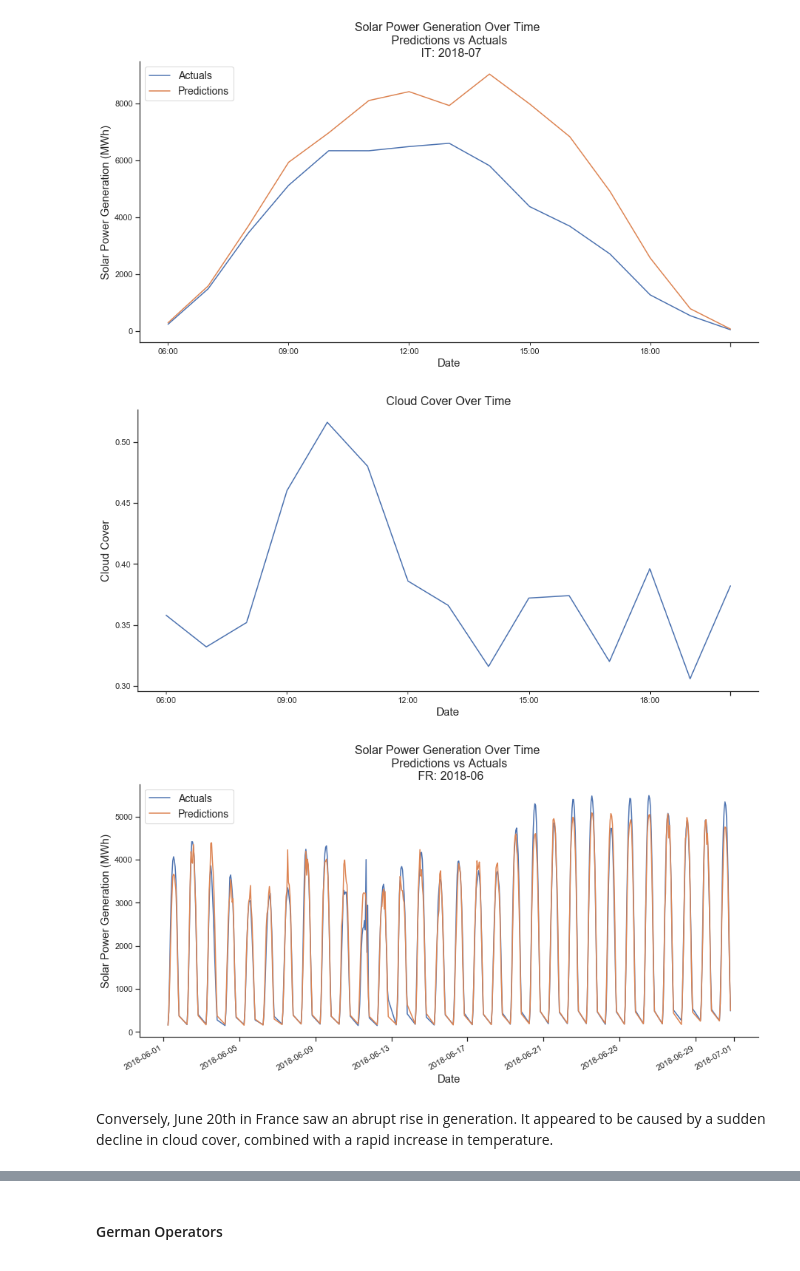
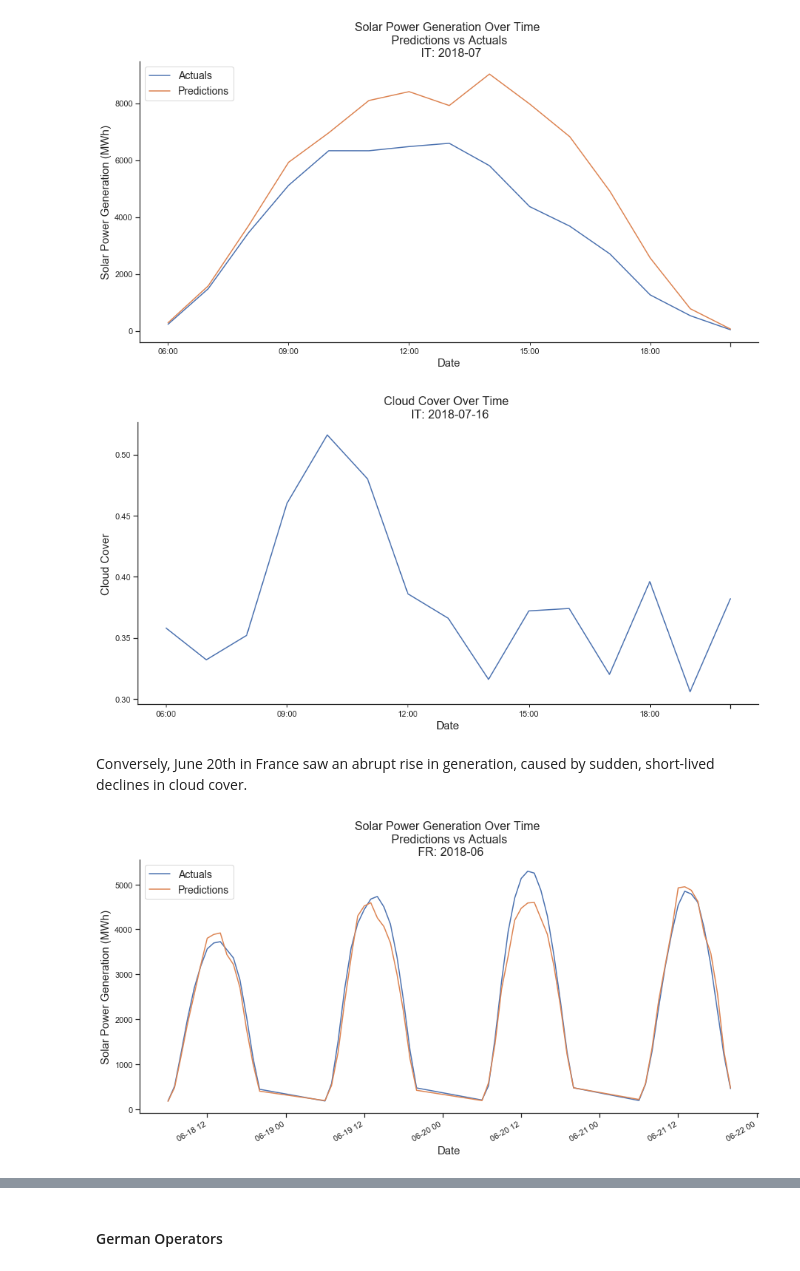
Before and after one commit to inayatkhosla/predicting-solar, a Jupyter notebook: Modeling.ipynb, the cells around one changed output, grey strips where cells are left out. Drawn from its saved outputs; the diff is of its cells as text; code cells hidden in the pictures.

Commit message:
cleaned up results

```diff
--- a/Modeling.ipynb
+++ b/Modeling.ipynb
@@ -577,18 +579,18 @@ e.plot_results(ev, model, '2018-07-16', '2018-07-16')
 # %%
 e.get_means(data, 'IT', '2018-07-16', '2018-07-16', clouds).plot()
 plt.ticklabel_format(style='plain', axis='y')
-plt.title('Cloud Cover Over Time')
+plt.title('Cloud Cover Over Time \n IT: 2018-07-16')
 plt.xlabel('Date')
 plt.ylabel('Cloud Cover')
 sns.despine()
 # %% [output]
-[figure, old version]
+[figure, new version]
+# %% [markdown]
+Conversely, June 20th in France saw an abrupt rise in generation, caused by sudden, short-lived declines in cloud cover.
 # %%
 operator = 'FR'
 model = 'e_rxn'
 ev = e.get_error_percentages(valpreds, operator, model)
-e.plot_results(ev, model, '2018-06-01', '2018-06-30')
+e.plot_results(ev, model, '2018-06-18', '2018-06-21')
 # %% [output]
-[figure, old version]
+[figure, new version]
-# %% [markdown]
-Conversely, June 20th in France saw an abrupt rise in generation. It appeared to be caused by a sudden decline in cloud cover, combined with a rapid increase in temperature.
```
Also changed, not shown: parts of 28 cells of this notebook.
